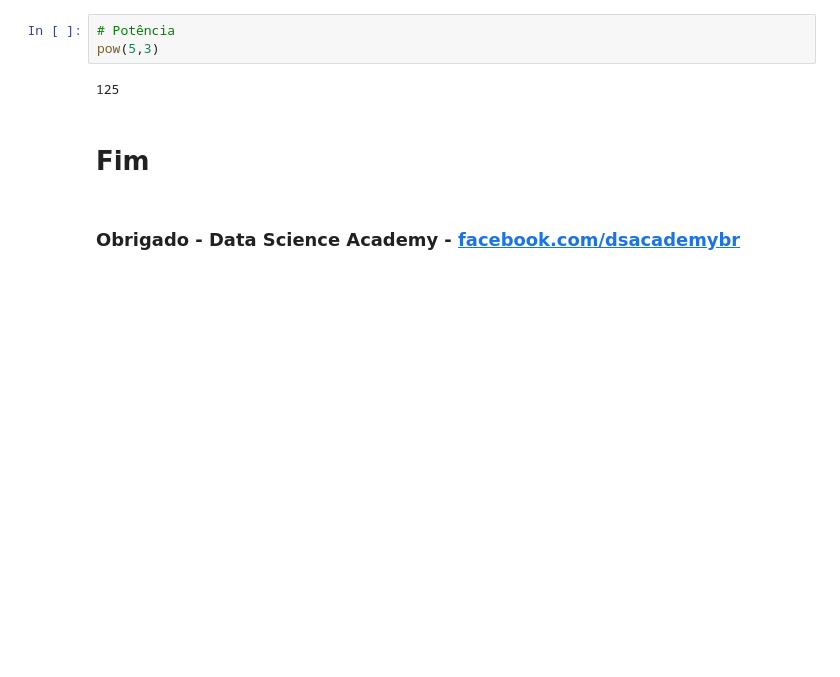
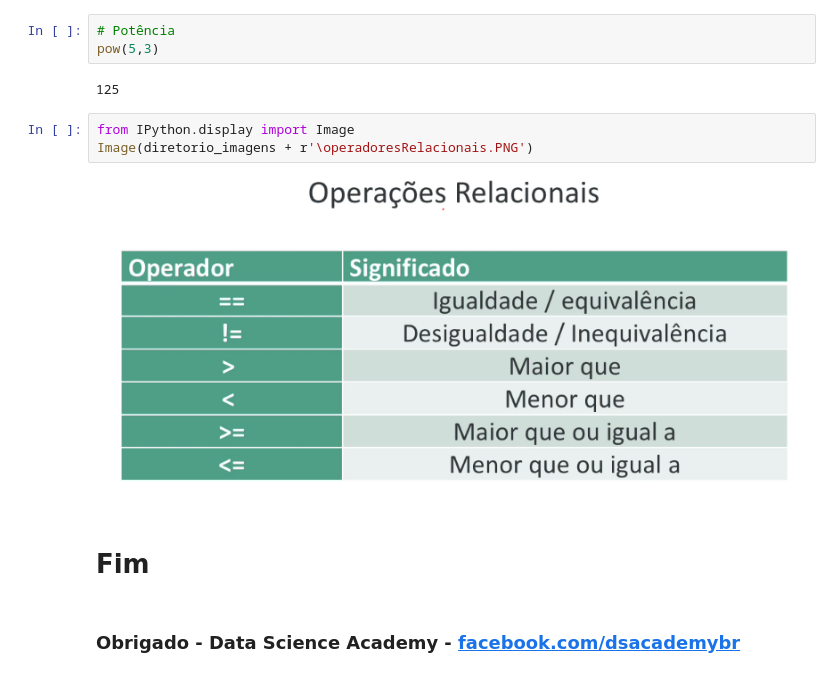
Before and after one commit to WesleySiNeves/AprendendoPython, a Jupyter notebook: Curso_Python_DSA/Cap02/Notebooks/DSA-Python-Cap02-01-Numeros.ipynb, the cells around one changed output. Drawn from its saved outputs; the diff is of its cells as text; blank space fills up the shorter version.

```diff
--- a/Curso_Python_DSA/Cap02/Notebooks/DSA-Python-Cap02-01-Numeros.ipynb
+++ b/Curso_Python_DSA/Cap02/Notebooks/DSA-Python-Cap02-01-Numeros.ipynb
@@ -176,6 +198,11 @@ pow(4,2)
 pow(5,3)
 # %% [output]
 125
+# %%
+from IPython.display import Image
+Image(diretorio_imagens + r'\operadoresRelacionais.PNG')
+# %% [output]
+[figure, added]
 # %% [markdown]
 # Fim
 # %% [markdown]
```
Also changed, not shown: parts of 11 cells of this notebook, 11 other files.
